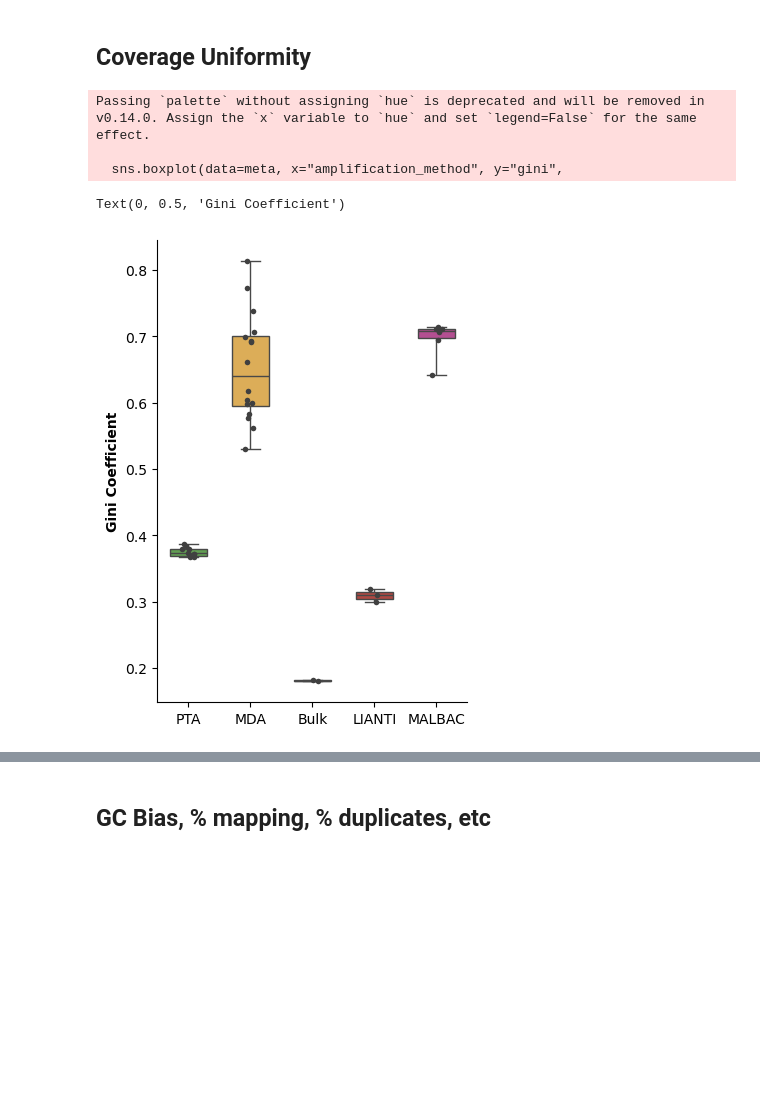
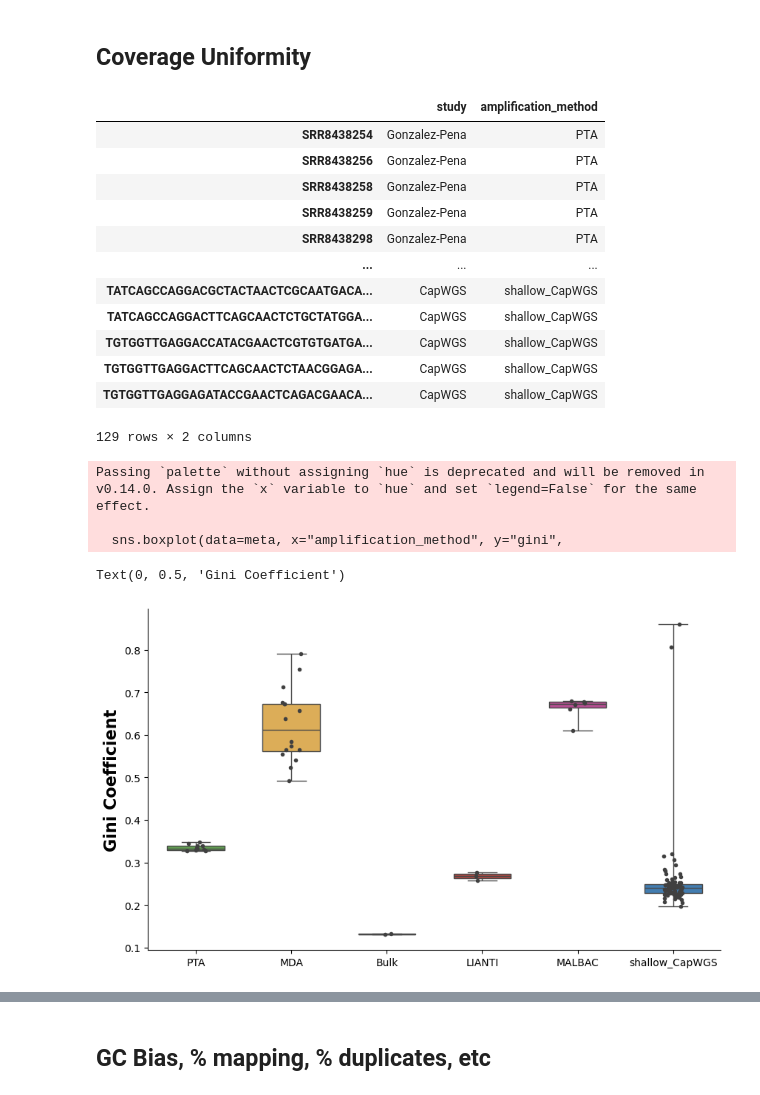
Before and after one commit to SrivatsanLab/SPC_genome, a Jupyter notebook: notebooks/benchmarking.ipynb, the cells around one changed output, grey strips where cells are left out. Drawn from its saved outputs; the diff is of its cells as text; code cells hidden in the pictures; blank space fills up the shorter version.

```diff
--- a/notebooks/benchmarking.ipynb
+++ b/notebooks/benchmarking.ipynb
@@ -24,7 +26,7 @@ pal = {
     'LIANTI': '#C03830',
     'MALBAC': '#C43E96',
     'Bulk': '#825CA6',
-    'CapWGS': '#317EC2'
+    'shallow_CapWGS': '#317EC2'
 }
 # %%
 meta_1 = pd.read_csv('../bin/benchmarking/PTA_meta.tsv', sep='\t', index_col='SRA_Run')
@@ -56,9 +58,27 @@ meta_2['amplification_method'] = meta_2.apply(amp, axis=1)
 meta_2 = meta_2[meta_2['amplification_method'].isin(['LIANTI','MDA','MALBAC','Bulk'])]
 meta_2 = meta_2[['study','amplification_method']]
 # meta_2
+# %%
+meta_3 = pd.DataFrame(index=shallow_CapWGS_names)
+meta_3['amplification_method'] = "shallow_CapWGS"
+meta_3['study'] = "CapWGS"
 # %%
-meta = pd.concat([meta_1, meta_2])
-# meta
+meta = pd.concat([meta_1, meta_2, meta_3])
+meta
+# %% [output]
+|  | study | amplification_method |
+| SRR8438254 | Gonzalez-Pena | PTA |
+| SRR8438256 | Gonzalez-Pena | PTA |
+| SRR8438258 | Gonzalez-Pena | PTA |
+| SRR8438259 | Gonzalez-Pena | PTA |
+| SRR8438298 | Gonzalez-Pena | PTA |
+| ... | ... | ... |
+| TATCAGCCAGGACGCTACTAACTCGCAATGACA... | CapWGS | shallow_CapWGS |
+| TATCAGCCAGGACTTCAGCAACTCTGCTATGGA... | CapWGS | shallow_CapWGS |
+| TGTGGTTGAGGACCATACGAACTCGTGTGATGA... | CapWGS | shallow_CapWGS |
+| TGTGGTTGAGGACTTCAGCAACTCTAACGGAGA... | CapWGS | shallow_CapWGS |
+| TGTGGTTGAGGAGATACCGAACTCAGACGAACA... | CapWGS | shallow_CapWGS |
+129 rows × 2 columns
 # %%
 coverages = {name : pd.read_csv(f"../data/benchmarking/binned_coverage/{name}.csv", header=None)[0].to_list() for name in names}
 coverages = pd.DataFrame(data=coverages)
@@ -67,7 +87,7 @@ lorenz_curves = {}
 ginis = []
 for name in meta.index:
     prop = coverages[name] / coverages[name].sum()
-    # prop = prop[prop>0]
+    prop = prop[prop>0]
     y = np.cumsum(prop.sort_values())
     x = np.arange(len(prop))
     x = x / len(x)
@@ -92,30 +112,30 @@ for name,arr in lorenz_curves.items():
 lorenz_curves = pd.DataFrame(data=lorenz_curves, index=common_x)
 # %%
 # sns.set_theme(style="ticks", palette="pastel")
-fig,ax = plt.subplots(1,1,figsize=(4,6))
+fig,ax = plt.subplots(1,1,figsize=(10,6))
 sns.boxplot(data=meta, x="amplification_method", y="gini",
             ax=ax,
             palette=pal,
             whis=(0,100),
             width=.6
            )
 
 sns.stripplot(data=meta, x="amplification_method", y="gini",
               ax=ax,
               size=4,
               color=".25"
              )
 
 sns.despine()
 plt.xlabel('')
 # plt.ylim(0.175,0.4)
-plt.ylabel('Gini Coefficient', fontdict={'weight':'bold'})
+plt.ylabel('Gini Coefficient', fontdict={'weight':'bold','size':16})
 # %% [output]
 Passing `palette` without assigning `hue` is deprecated and will be removed in v0.14.0. Assign the `x` variable to `hue` and set `legend=False` for the same effect.
 
   sns.boxplot(data=meta, x="amplification_method", y="gini",
 Text(0, 0.5, 'Gini Coefficient')
-[figure, old version]
+[figure, new version]
 # %%
 # Calculate mean and standard deviation of Lorenz curves for each group
 mean_curves = {}
```
Also changed, not shown: parts of 5 cells of this notebook, 5 other files.
